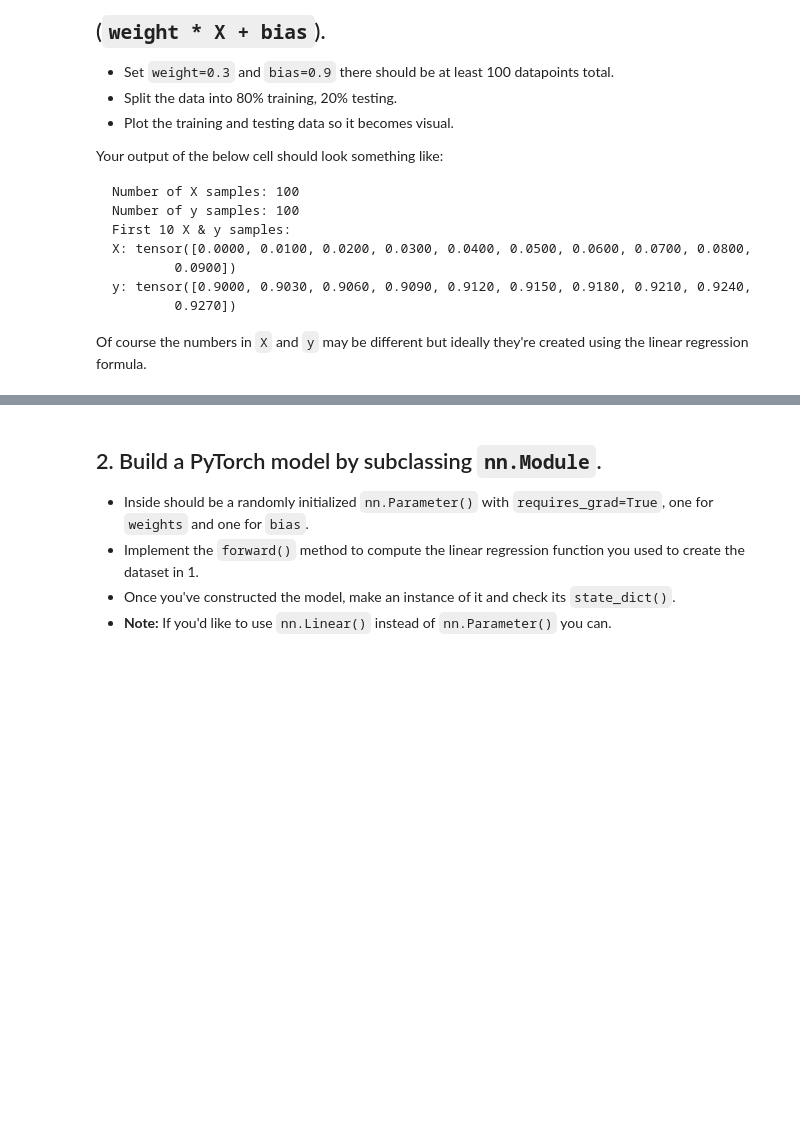
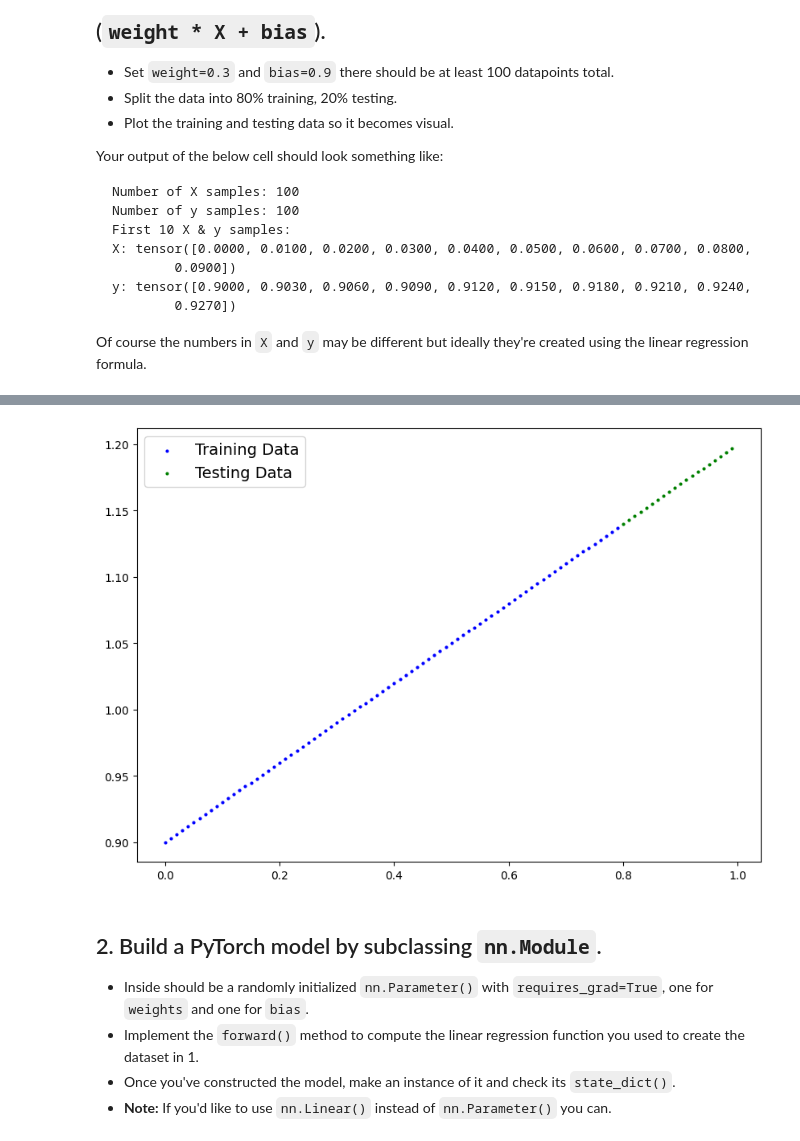
Before and after one commit to UMB200/AI_ML_pytorch_projects, a Jupyter notebook: extras/exercises/01_pytorch_workflow_exercises.ipynb, the cells around one changed output, grey strips where cells are left out. Saved outputs shown, nothing was run; the diff lists cells and outputs as text; code cells hidden in the pictures; blank space fills up the shorter version.

```diff
--- a/extras/exercises/01_pytorch_workflow_exercises.ipynb
+++ b/extras/exercises/01_pytorch_workflow_exercises.ipynb
@@ -36,10 +43,14 @@ y: tensor([0.9000, 0.9030, 0.9060, 0.9090, 0.9120, 0.9150, 0.9180, 0.9210, 0.924
 Of course the numbers in `X` and `y` may be different but ideally they're created using the linear regression formula.
 # %%
 # Create the data parameters
-
+weight, bias = 0.3, 0.9
+start, end = 0, 1
+step = 0.01
 
 # Make X and y using linear regression feature
-
+X = torch.arange(start, end, step).unsqueeze(dim=1)
+#X = torch.arange(start, end, step) # removed unsqueeze to change the shape of the tensor from shape [N] to [N:1]
+y = weight * X + bias
 
 print(f"Number of X samples: {len(X)}")
 print(f"Number of y samples: {len(y)}")
@@ -47,2 +76,7 @@ print(f"First 10 X & y samples:\nX: {X[:10]}\ny: {y[:10]}")
 # %%
 # Split the data into training and testing
+training_split = int(0.8 * len(X))
+X_training_data = X[:training_split]
+y_training_data = y[:training_split]
+X_testing_data = X[training_split:]
+y_testing_data = y[training_split:]
@@ -51,3 +83,24 @@ print(f"First 10 X & y samples:\nX: {X[:10]}\ny: {y[:10]}")
+# %%
+# Plot the training and testing data
+def plot_data (TrainingData = X_training_data,
+               TrainingLabels = y_training_data,
+               TestingData = X_testing_data,
+               TestingLabels = y_testing_data,
+               predictions = None):
+  """
+  Plots training data, testing data and compares predictions.
+  """
+  plt.figure(figsize=(10, 7))
+  plt.scatter(TrainingData, TrainingLabels, c="b", s=4, label="Training Data")
+  plt.scatter(TestingData, TestingLabels, c="g", s=4, label="Testing Data")
+  if predictions is not None:
+    plt.scatter(TestingData, predictions, c="r", s=4, label="Predictions")
+  plt.legend(prop={"size": 14})
+  plt.show()
+# %%
+plot_data();
+# %% [output]
+[figure, added]
 # %% [markdown]
 ## 2. Build a PyTorch model by subclassing `nn.Module`.
   * Inside should be a randomly initialized `nn.Parameter()` with `requires_grad=True`, one for `weights` and one for `bias`.
```
Also changed, not shown: parts of 16 cells of this notebook.
